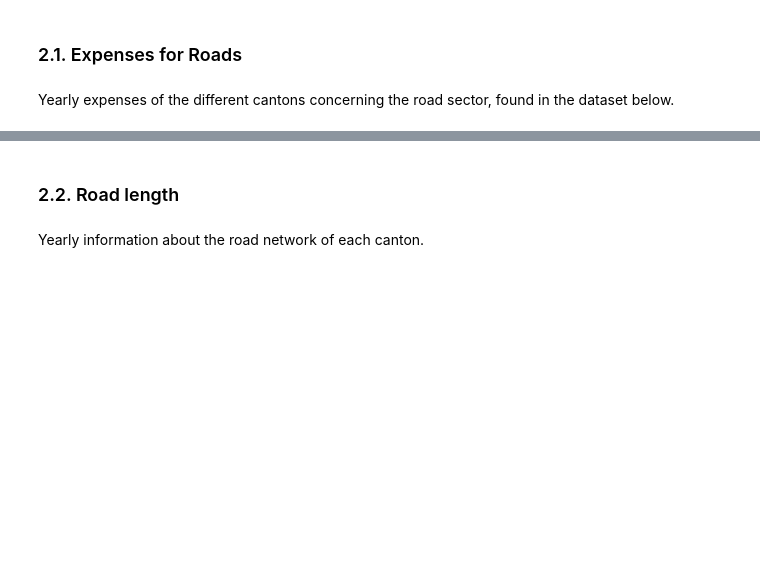
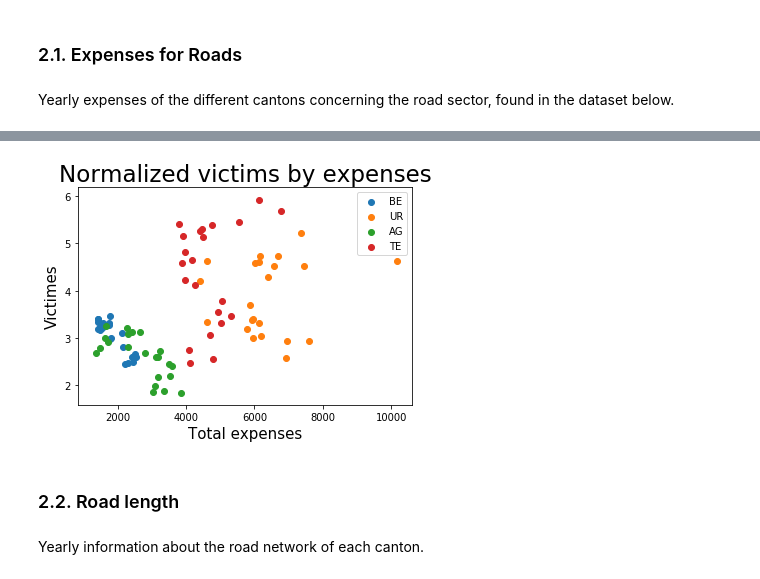
Before and after one commit to epfl-ada-2018/project-pizzafels, a Jupyter notebook: Milestone3 - Complete Analysis.ipynb, the cells around one changed output, grey strips where cells are left out. Cells and saved outputs as stored; diff of their text form; code cells hidden in the pictures; blank space fills up the shorter version.

```diff
--- a/Milestone3 - Complete Analysis.ipynb
+++ b/Milestone3 - Complete Analysis.ipynb
@@ -1039,0 +1172,20 @@ display(df_Frais_routes_cantonales.head(2))
+# %%
+frais = df_Frais_routes_cantonales
+frais['Routes'] = frais[['Constructions', 'Amélio-', 'Entretien Construction',\
+                         'Entretien Exploitation']].sum(axis=1)
+frais['Somme'] = frais[['Routes', 'Surveillance Policiere']].sum(axis=1)
+frais = frais.drop(columns = ['Administration', 'Acquisition', 'Constructions',\
+                              'Amélio-', 'Entretien Construction', 'Entretien Exploitation',\
+                              'Total'])
+frais = frais[(frais['canton']!='Total') & (frais['canton']!='Espace Mittelland')\
+              & (frais['canton']!='Suisse du Nord-Ouest') & (frais['canton']!='Région lémanique')\
+              & (frais['canton']!='Suisse centrale') & (frais['canton']!='Zentralschweiz')]
+frais_table = frais.pivot(index = 'canton', columns = 'annee', values = 'Somme')
+frais_table
+
+#fill table with normalized expenses per distance in cantons (per 100 km)
+frais_cantons_normalized = frais_table.copy()
+for ctn in frais_table.index.values:
+    for yr in frais_table.columns:
+        frais_cantons_normalized.loc[ctn][yr] = frais_table.loc[ctn][yr]/table_longueur_routes.loc[ctn][yr]*100
+frais_cantons_normalized.head()
@@ -1040,3 +1201,41 @@ display(df_Frais_routes_cantonales.head(2))
+# %%
+# From 1994 to 2015
+victimes_bern = victimes_cantons_normalized.loc['BE'][2:-2]
+frais_bern = frais_cantons_normalized.loc['BE']
+
+victimes_tessin = victimes_cantons_normalized.loc['TE'][2:-2]
+frais_tessin = frais_cantons_normalized.loc['TE']
+
+victimes_uri = victimes_cantons_normalized.loc['UR'][2:-2]
+frais_uri = frais_cantons_normalized.loc['UR']
+
+victimes_aargau = victimes_cantons_normalized.loc['AG'][2:-2]
+frais_aargau = frais_cantons_normalized.loc['AG']
+
+figure = plt.plot(figsize=(12, 7))
+
+plt.scatter(frais_bern, victimes_bern)
+plt.xlabel('Total expenses', fontsize=15)
+plt.ylabel('Victimes', fontsize=15)
+
+plt.scatter(frais_uri, victimes_uri)
+plt.xlabel('Total expenses', fontsize=15)
+plt.ylabel('Victimes', fontsize=15)
+
+plt.scatter(frais_aargau, victimes_aargau)
+plt.xlabel('Total expenses', fontsize=15)
+plt.ylabel('Victimes', fontsize=15)
+
+plt.scatter(frais_tessin, victimes_tessin)
+plt.xlabel('Total expenses', fontsize=15)
+plt.ylabel('Victimes', fontsize=15)
+
+plt.legend(['BE','UR','AG','TE'])
+
+plt.title('Normalized victims by expenses', fontsize=23)
+plt.show()
+# %% [output]
+[figure, added]
 # %% [markdown]
 ### 2.2. Road length
 # %% [markdown]
```
Also changed, not shown: parts of 14 cells of this notebook.
